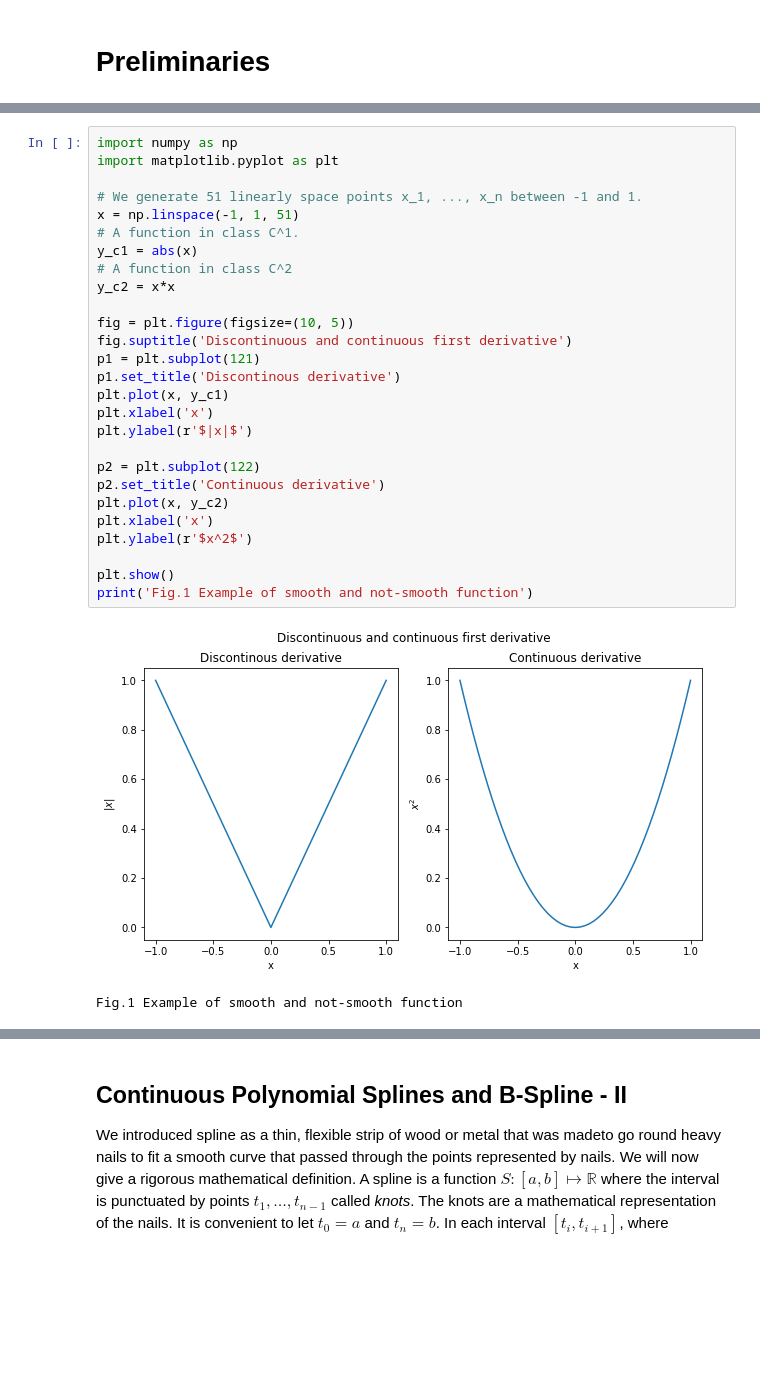
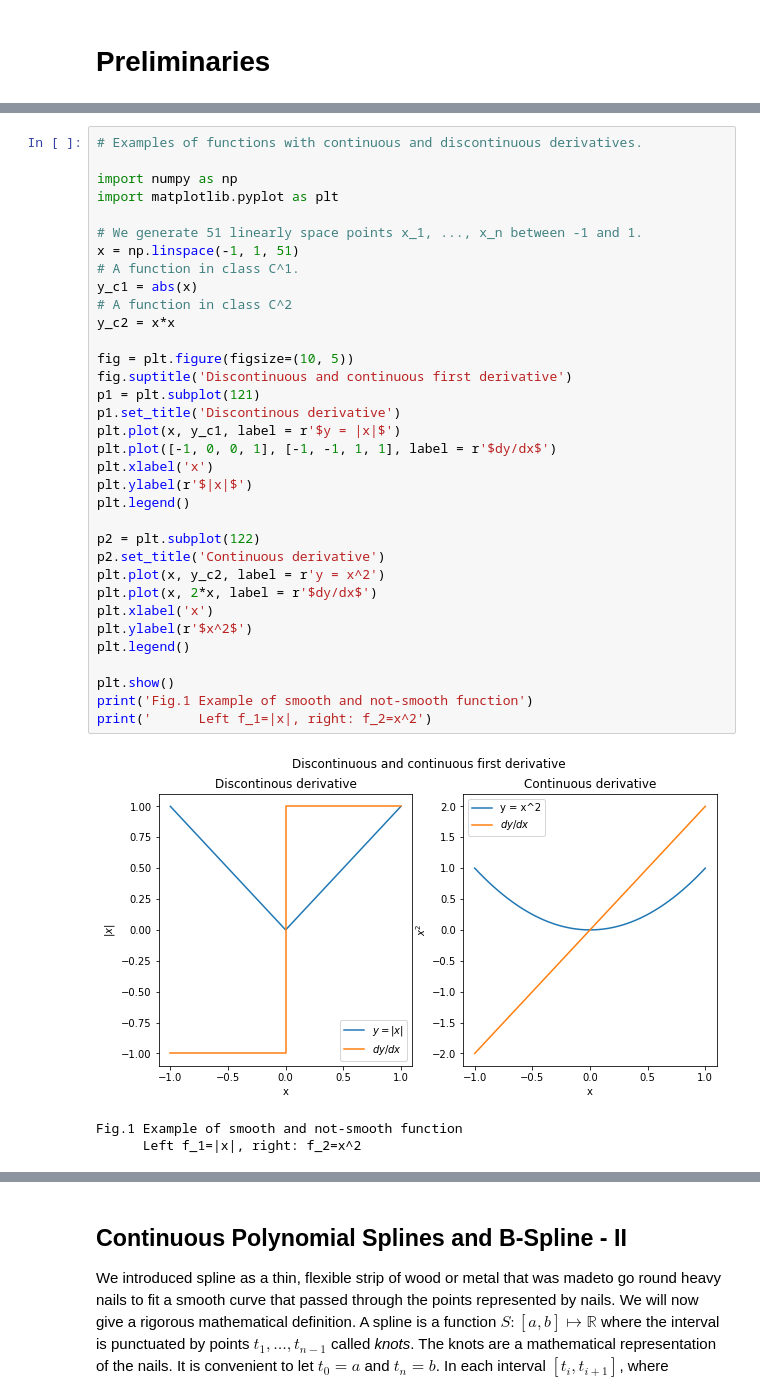
Before and after one commit to amey-joshi/am, a Jupyter notebook: p3/m2p_B01_B_ImageSplines_Version_3.ipynb, the cells around one changed output, grey strips where cells are left out. Cells and saved outputs as stored; diff of their text form; blank space fills up the shorter version.

```diff
--- a/p3/m2p_B01_B_ImageSplines_Version_3.ipynb
+++ b/p3/m2p_B01_B_ImageSplines_Version_3.ipynb
@@ -95,33 +188,41 @@ Notes:
 # %%
+# Examples of functions with continuous and discontinuous derivatives.
+
 import numpy as np
 import matplotlib.pyplot as plt
 
 # We generate 51 linearly space points x_1, ..., x_n between -1 and 1.
 x = np.linspace(-1, 1, 51)
 # A function in class C^1.
 y_c1 = abs(x)
 # A function in class C^2
 y_c2 = x*x
 
 fig = plt.figure(figsize=(10, 5))
 fig.suptitle('Discontinuous and continuous first derivative')
 p1 = plt.subplot(121)
 p1.set_title('Discontinous derivative')
-plt.plot(x, y_c1)
+plt.plot(x, y_c1, label = r'$y = |x|$')
+plt.plot([-1, 0, 0, 1], [-1, -1, 1, 1], label = r'$dy/dx$')
 plt.xlabel('x')
 plt.ylabel(r'$|x|$')
+plt.legend()
 
 p2 = plt.subplot(122)
 p2.set_title('Continuous derivative')
-plt.plot(x, y_c2)
+plt.plot(x, y_c2, label = r'y = x^2')
+plt.plot(x, 2*x, label = r'$dy/dx$')
 plt.xlabel('x')
 plt.ylabel(r'$x^2$')
+plt.legend()
 
 plt.show()
 print('Fig.1 Example of smooth and not-smooth function')
+print('      Left f_1=|x|, right: f_2=x^2')
 # %% [output]
-[figure, old version]
+[figure, new version]
 Fig.1 Example of smooth and not-smooth function
+      Left f_1=|x|, right: f_2=x^2
 # %% [markdown]
 ## Continuous polynomials and splines - I
 
```
Also changed, not shown: parts of 16 cells of this notebook.
